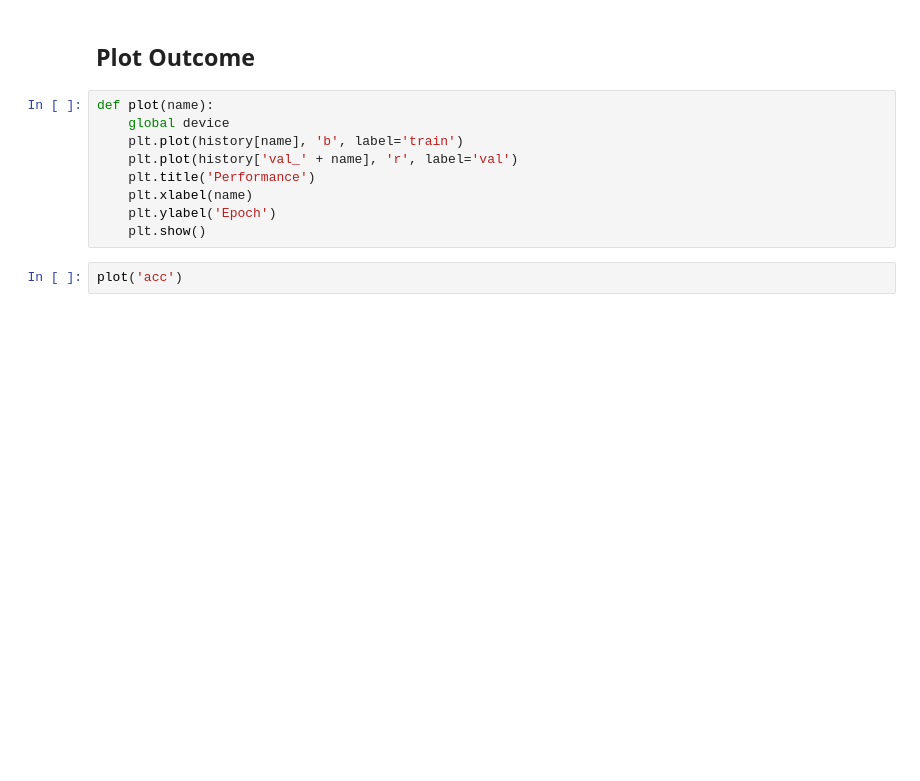
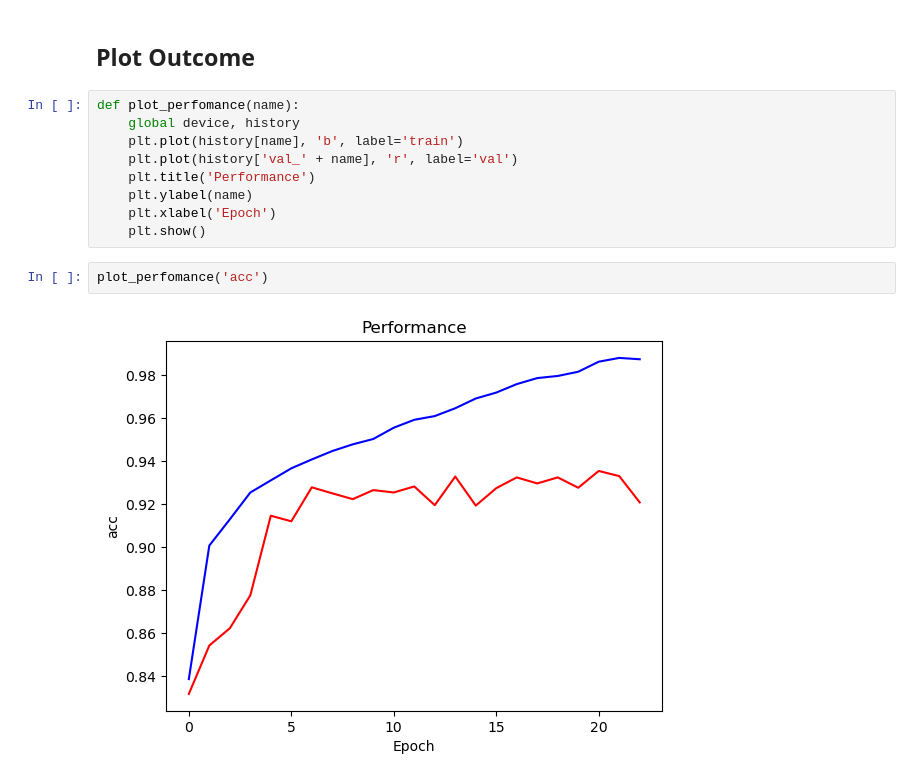
Before and after one commit to lazybear-0425/DeepLearningExperiment, a Jupyter notebook: w9/densenet.ipynb, the cells around one changed output. Saved outputs shown, nothing was run; the diff lists cells and outputs as text; blank space fills up the shorter version.

```diff
--- a/w9/densenet.ipynb
+++ b/w9/densenet.ipynb
@@ -182,14 +218,16 @@ for i in range(epochs):
 # %% [markdown]
 ## Plot Outcome
 # %%
-def plot(name):
-    global device
+def plot_perfomance(name):
+    global device, history
     plt.plot(history[name], 'b', label='train')
     plt.plot(history['val_' + name], 'r', label='val')
     plt.title('Performance')
-    plt.xlabel(name)
-    plt.ylabel('Epoch')
+    plt.ylabel(name)
+    plt.xlabel('Epoch')
     plt.show()
 # %%
-plot('acc')
+plot_perfomance('acc')
+# %% [output]
+[figure, added]
 # %%
```
Also changed, not shown: parts of 22 cells of this notebook, 2 other files.
